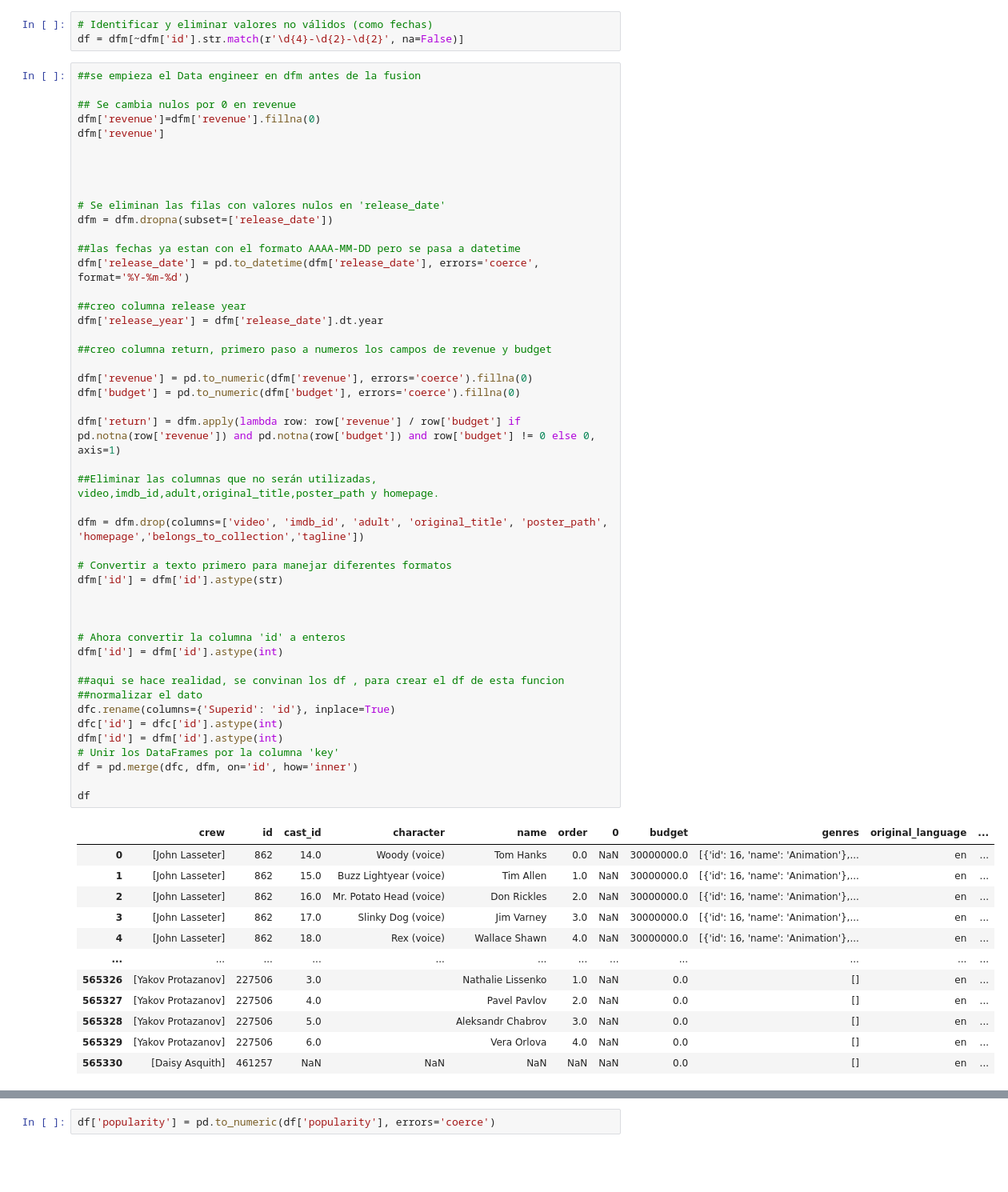
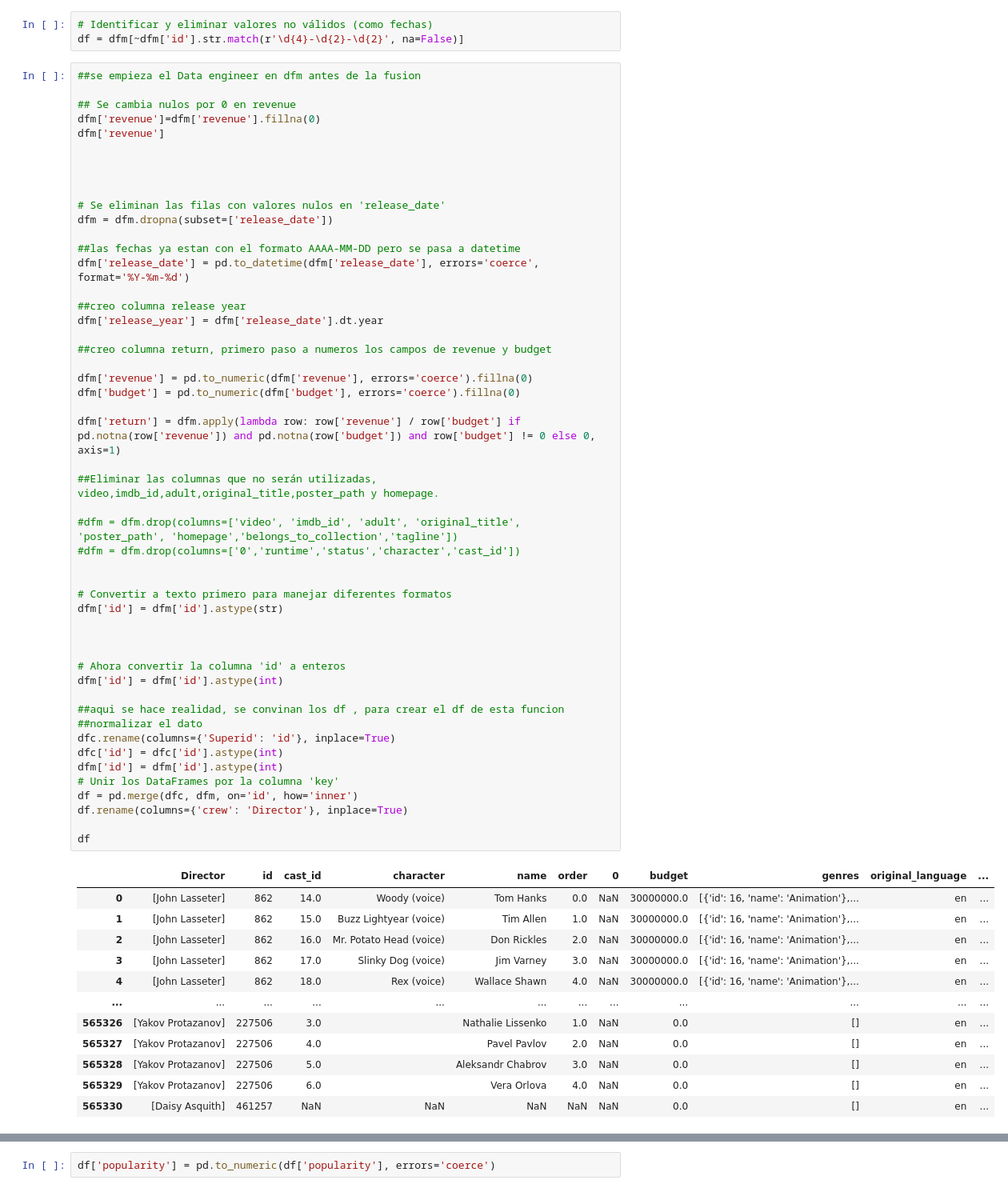
Before and after one commit to SantiagoQuicenoNovoaZikpo/PI1v2, a Jupyter notebook: Code.ipynb, the cells around one changed output, grey strips where cells are left out. Shown at 80% size. Cells and saved outputs as stored; diff of their text form; blank space fills up the shorter version.

```diff
--- a/Code.ipynb
+++ b/Code.ipynb
@@ -150,35 +150,38 @@ dfm['release_date'] = pd.to_datetime(dfm['release_date'], errors='coerce', forma
 dfm['release_year'] = dfm['release_date'].dt.year
 
 ##creo columna return, primero paso a numeros los campos de revenue y budget
 
 dfm['revenue'] = pd.to_numeric(dfm['revenue'], errors='coerce').fillna(0)
 dfm['budget'] = pd.to_numeric(dfm['budget'], errors='coerce').fillna(0)
 
 dfm['return'] = dfm.apply(lambda row: row['revenue'] / row['budget'] if pd.notna(row['revenue']) and pd.notna(row['budget']) and row['budget'] != 0 else 0, axis=1)
 
 ##Eliminar las columnas que no serán utilizadas, video,imdb_id,adult,original_title,poster_path y homepage.
 
-dfm = dfm.drop(columns=['video', 'imdb_id', 'adult', 'original_title', 'poster_path', 'homepage','belongs_to_collection','tagline'])
+#dfm = dfm.drop(columns=['video', 'imdb_id', 'adult', 'original_title', 'poster_path', 'homepage','belongs_to_collection','tagline'])
+#dfm = dfm.drop(columns=['0','runtime','status','character','cast_id'])
+
 
 # Convertir a texto primero para manejar diferentes formatos
 dfm['id'] = dfm['id'].astype(str)
 
 
 
 # Ahora convertir la columna 'id' a enteros
 dfm['id'] = dfm['id'].astype(int)
 
 ##aqui se hace realidad, se convinan los df , para crear el df de esta funcion
 ##normalizar el dato
 dfc.rename(columns={'Superid': 'id'}, inplace=True)
 dfc['id'] = dfc['id'].astype(int)
 dfm['id'] = dfm['id'].astype(int)
 # Unir los DataFrames por la columna 'key'
 df = pd.merge(dfc, dfm, on='id', how='inner')
+df.rename(columns={'crew': 'Director'}, inplace=True)
 
 df
 # %% [output]
-|  | crew | id | cast_id | character | name | order | 0 | budget | genres | original_language | ... |
+|  | Director | id | cast_id | character | name | order | 0 | budget | genres | original_language | ... |
 | 0 | [John Lasseter] | 862 | 14.0 | Woody (voice) | Tom Hanks | 0.0 | NaN | 30000000.0 | [{'id': 16, 'name': 'Animation'},... | en | ... |
 | 1 | [John Lasseter] | 862 | 15.0 | Buzz Lightyear (voice) | Tim Allen | 1.0 | NaN | 30000000.0 | [{'id': 16, 'name': 'Animation'},... | en | ... |
 | 2 | [John Lasseter] | 862 | 16.0 | Mr. Potato Head (voice) | Don Rickles | 2.0 | NaN | 30000000.0 | [{'id': 16, 'name': 'Animation'},... | en | ... |
```
Also changed, not shown: parts of 6 cells of this notebook, 2 other files.
